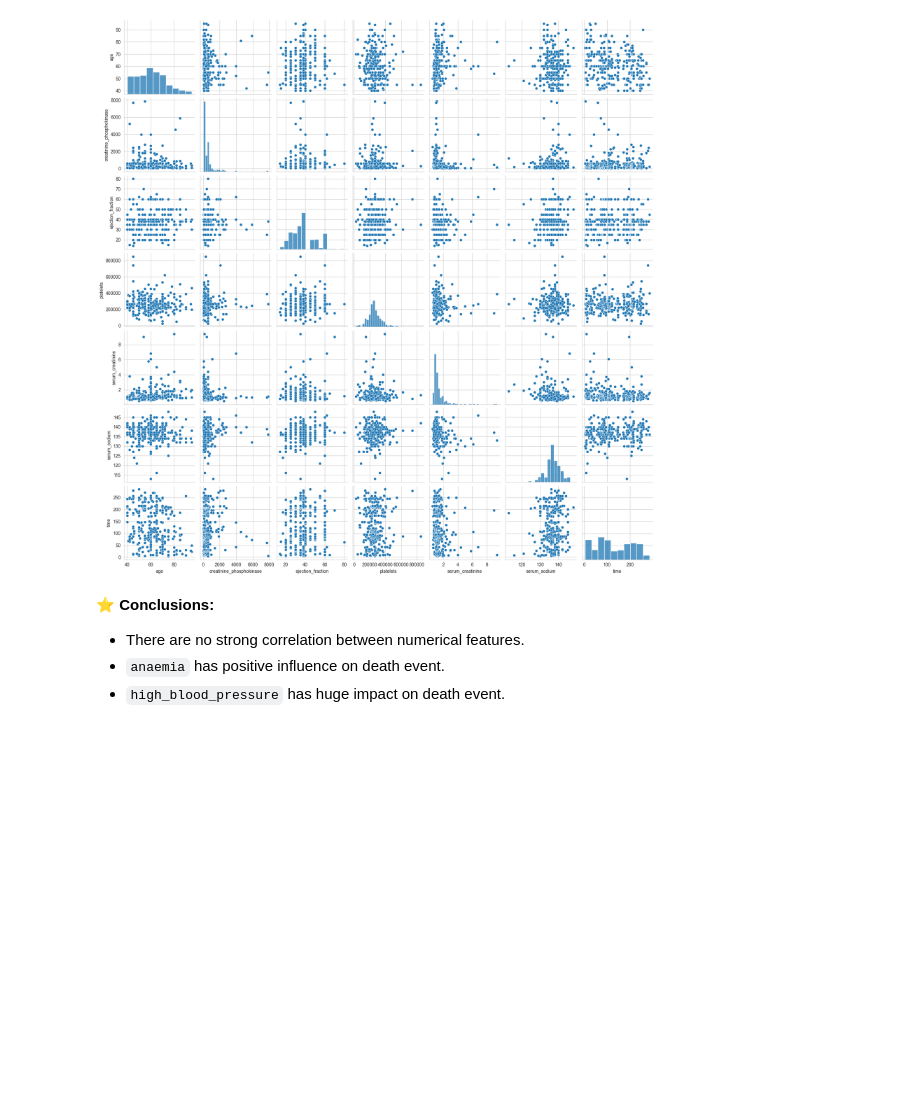
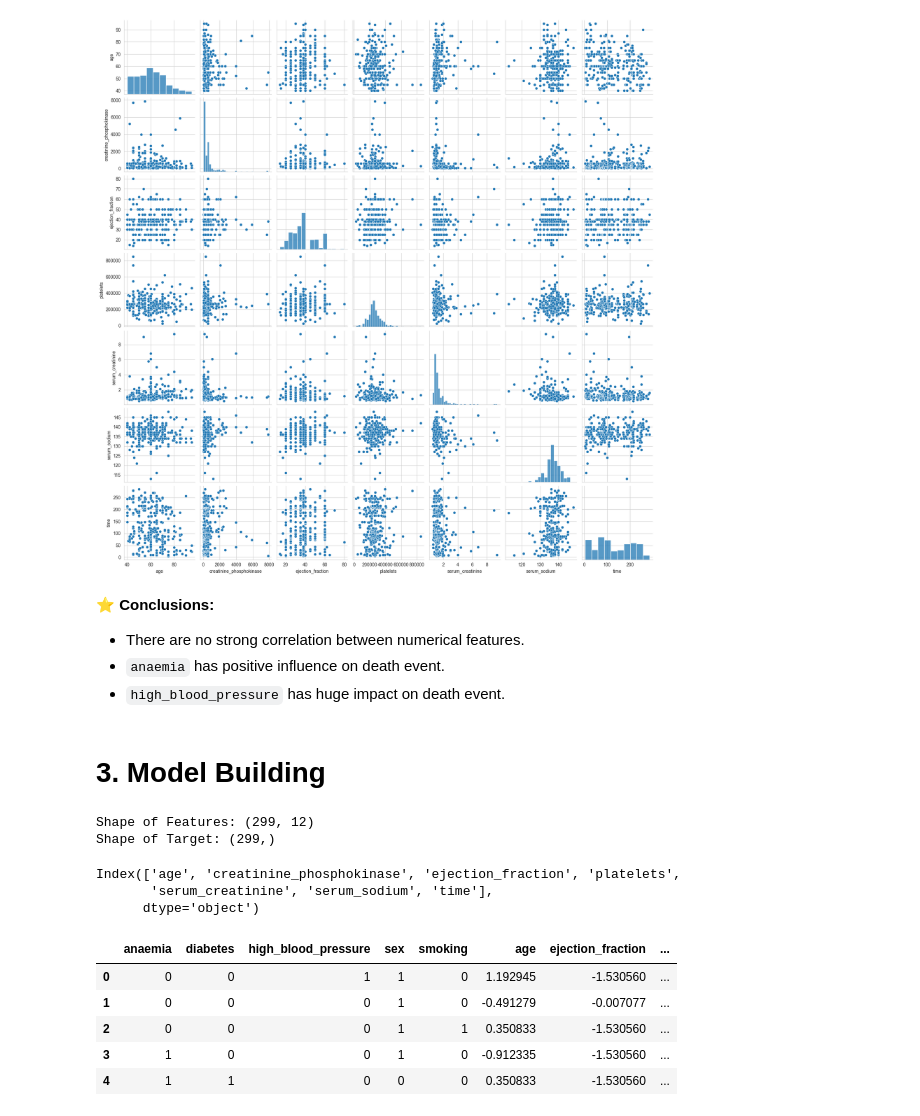
Before and after one commit to mohammadkhorshed/DS-ML-Assignments, a Jupyter notebook: assignment_08.ipynb, the cells around one changed output. Saved outputs shown, nothing was run; the diff lists cells and outputs as text; code cells hidden in the pictures; blank space fills up the shorter version.

Commit message:
Completed Features and Target separation and Feature Scaling

```diff
--- a/assignment_08.ipynb
+++ b/assignment_08.ipynb
@@ -357,3 +357,54 @@ plt.show()
 - There are no strong correlation between numerical features.
 - `anaemia` has positive influence on death event.
 - `high_blood_pressure` has huge impact on death event.
+# %% [markdown]
+# 3. Model Building
+# %%
+# Separating Features and Target
+
+x = df.drop('DEATH_EVENT', axis=1)
+y = df['DEATH_EVENT']
+
+print(f"Shape of Features: {x.shape}")
+print(f"Shape of Target: {y.shape}")
+# %% [output]
+Shape of Features: (299, 12)
+Shape of Target: (299,)
+# %%
+num_cols.columns
+# %% [output]
+Index(['age', 'creatinine_phosphokinase', 'ejection_fraction', 'platelets',
+       'serum_creatinine', 'serum_sodium', 'time'],
+      dtype='object')
+# %%
+# Scaling the numerical Features
+
+from sklearn.preprocessing import StandardScaler # For the features with no outlier and normal distribution
+from sklearn.preprocessing import MinMaxScaler # For the features with no outlier and not normally distributed
+from sklearn.preprocessing import RobustScaler # For the features with outlier
+
+x_scaled = x.drop(num_cols.columns, axis=1) # droped the numerical colums
+
+StandardScaler_features = ['age', 'ejection_fraction']
+RobustScaler_features = ['creatinine_phosphokinase', 'platelets', 'serum_creatinine', 'serum_sodium']
+
+standard_scaler = StandardScaler()
+min_max_scaler = MinMaxScaler()
+robust_scaler = RobustScaler()
+
+for col in StandardScaler_features:
+    x_scaled[col] = standard_scaler.fit_transform(num_cols[[col]])
+
+for col in RobustScaler_features:
+    x_scaled[col] = robust_scaler.fit_transform(num_cols[[col]])
+
+x_scaled['time'] = min_max_scaler.fit_transform(num_cols[['time']])
+
+x_scaled.head()
+# %% [output]
+|  | anaemia | diabetes | high_blood_pressure | sex | smoking | age | ejection_fraction | ... |
+| 0 | 0 | 0 | 1 | 1 | 0 | 1.192945 | -1.530560 | ... |
+| 1 | 0 | 0 | 0 | 1 | 0 | -0.491279 | -0.007077 | ... |
+| 2 | 0 | 0 | 0 | 1 | 1 | 0.350833 | -1.530560 | ... |
+| 3 | 1 | 0 | 0 | 1 | 0 | -0.912335 | -1.530560 | ... |
+| 4 | 1 | 1 | 0 | 0 | 0 | 0.350833 | -1.530560 | ... |
```
